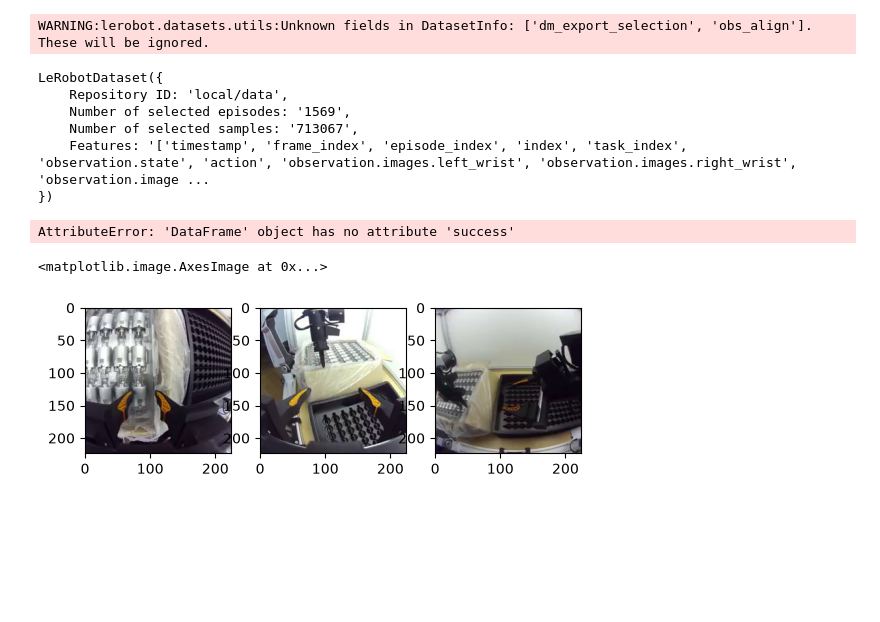
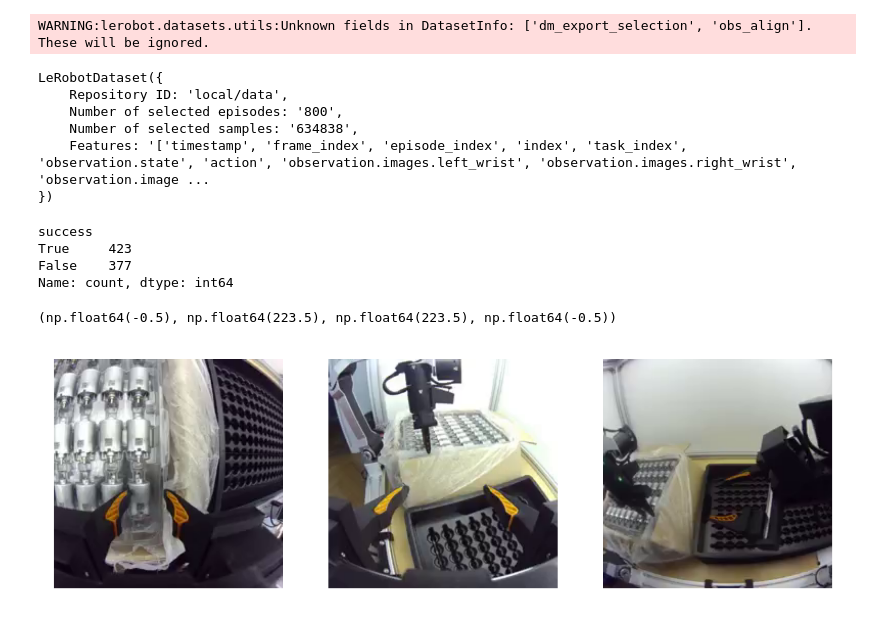
Before and after one commit to giacomo-ciro/learning-distributional-values, a Jupyter notebook: notebooks/00_data.ipynb, the cells around one changed output. Saved outputs shown, nothing was run; the diff lists cells and outputs as text; code cells hidden in the pictures; blank space fills up the shorter version.

```diff
--- a/notebooks/00_data.ipynb
+++ b/notebooks/00_data.ipynb
@@ -6,40 +6,47 @@ from lerobot.datasets import LeRobotDataset
 
 # ds = LeRobotDataset("local/data", root = "../data/actuator_unboxing_recap_mix_v1_success")
 
-# ds = LeRobotDataset("local/data", root = "../data/20h_fullft_eval_success")
+ds = LeRobotDataset("local/data", root = "../data/20h_fullft_eval_success")
 
-ds = LeRobotDataset("local/data", root = "../data/actuator_unboxing_4h_lightbox")
+# ds = LeRobotDataset("local/data", root = "../data/actuator_unboxing_4h_lightbox")
 
 ds
 # %% [output]
 WARNING:lerobot.datasets.utils:Unknown fields in DatasetInfo: ['dm_export_selection', 'obs_align']. These will be ignored.
 LeRobotDataset({
     Repository ID: 'local/data',
-    Number of selected episodes: '1569',
-    Number of selected samples: '713067',
+    Number of selected episodes: '800',
+    Number of selected samples: '634838',
     Features: '['timestamp', 'frame_index', 'episode_index', 'index', 'task_index', 'observation.state', 'action', 'observation.images.left_wrist', 'observation.images.right_wrist', 'observation.image ...
 })
 # %%
 ds_eps = ds.meta.episodes.to_pandas()
 
-ds_eps
+ds_eps.success.value_counts()
 # %% [output]
-AttributeError: 'DataFrame' object has no attribute 'success'
+success
+True     423
+False    377
+Name: count, dtype: int64
 # %%
 sample = ds[500]
 
 
 import matplotlib.pyplot as plt
-
+plt.figure(dpi=300)
 plt.subplot(131)
 img = sample['observation.images.left_wrist']
 plt.imshow(img.permute(1, 2, 0))
+plt.axis('off')
 plt.subplot(132)
+
 img = sample['observation.images.right_wrist']
 plt.imshow(img.permute(1, 2, 0))
+plt.axis('off')
 plt.subplot(133)
 img = sample['observation.images.top']
 plt.imshow(img.permute(1, 2, 0))
+plt.axis('off')
 # %% [output]
-<matplotlib.image.AxesImage at 0x...>
+(np.float64(-0.5), np.float64(223.5), np.float64(223.5), np.float64(-0.5))
-[figure, old version]
+[figure, new version]
```
Also changed, not shown: 15 other files.
